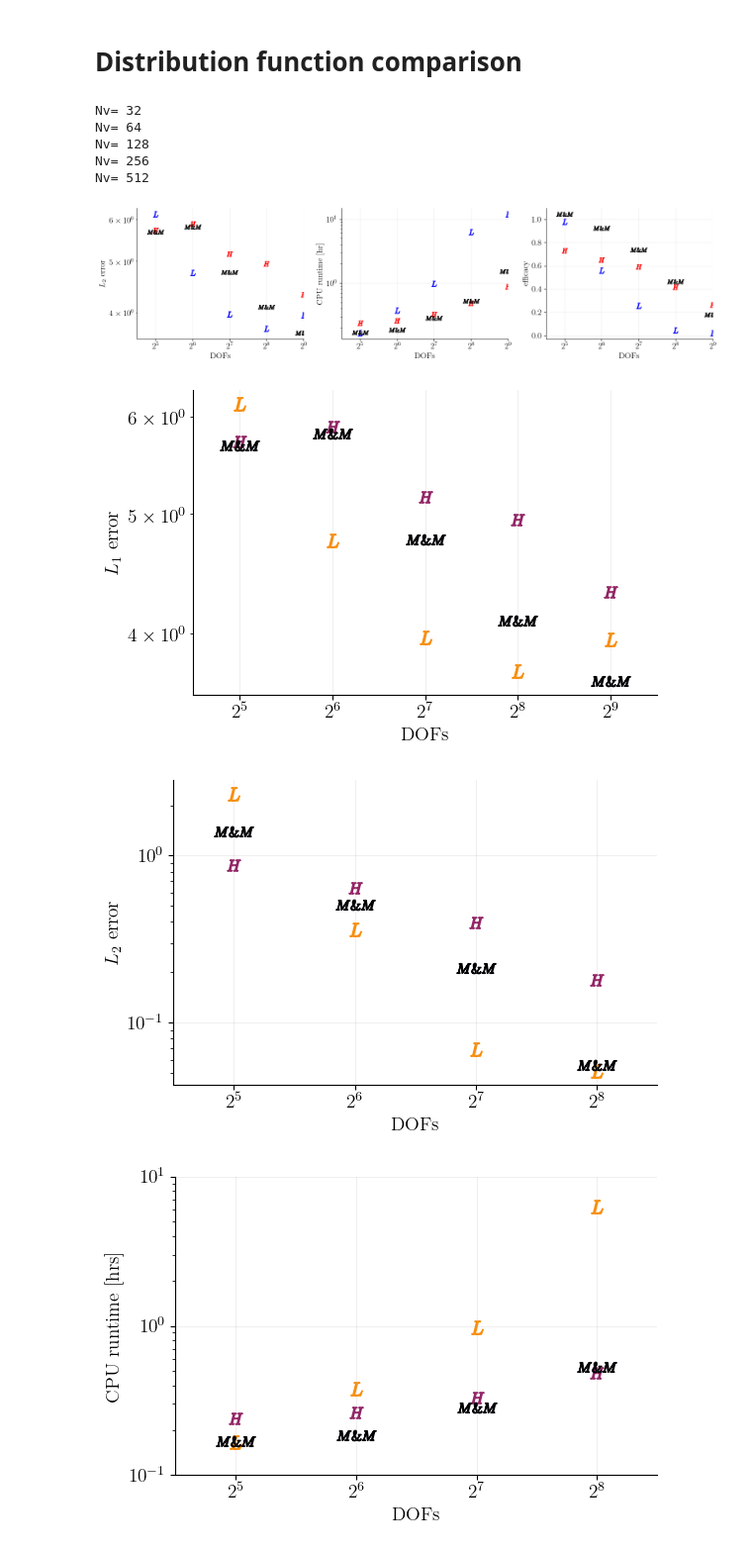
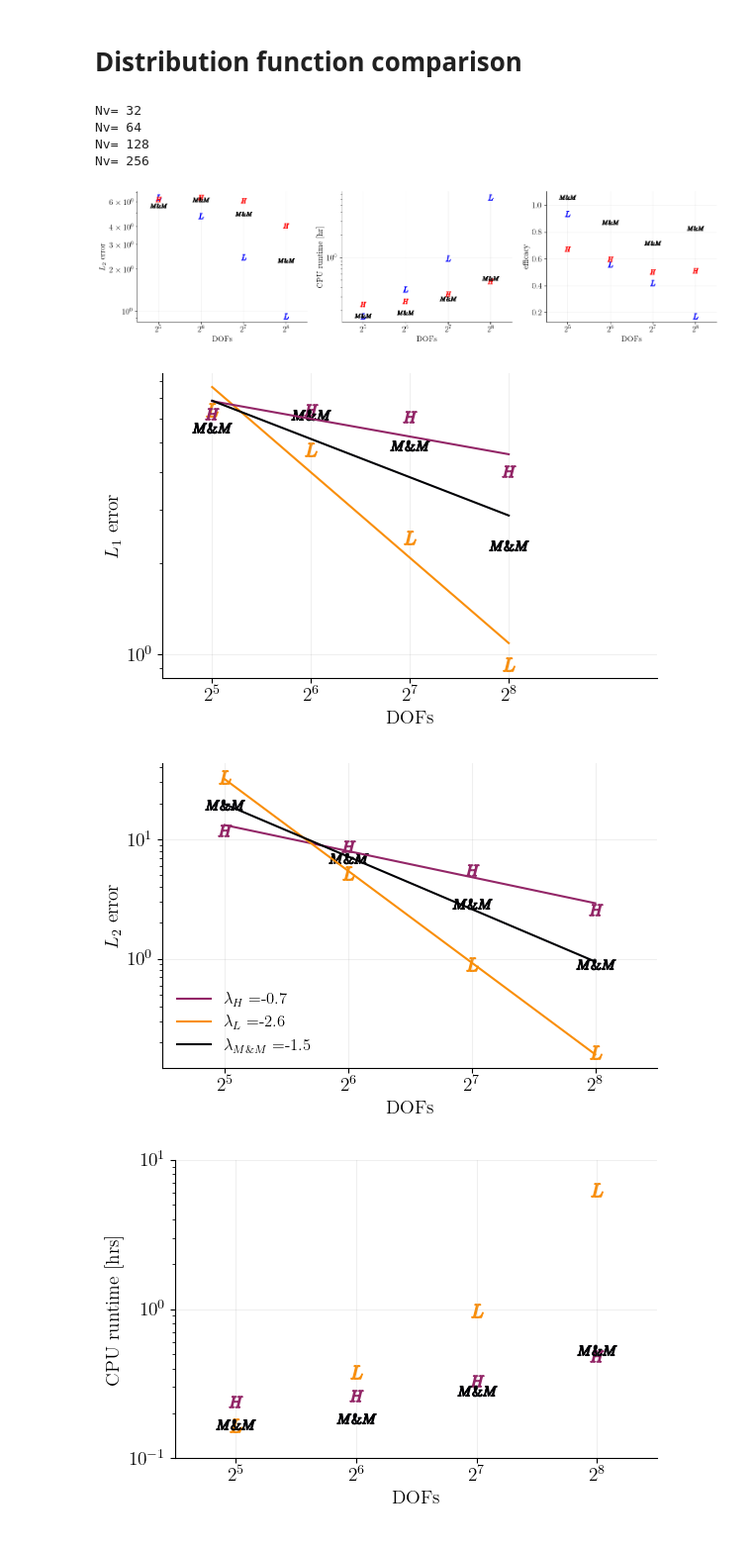
Before and after one commit to opaliss/mixed_methods, a Jupyter notebook: analysis/two_stream_instability_comparison_of_methods.ipynb, the cells around one changed output. Shown: that part at 99% size. Drawn from its saved outputs; the diff is of its cells as text; code cells hidden in the pictures.

```diff
--- a/analysis/two_stream_instability_comparison_of_methods.ipynb
+++ b/analysis/two_stream_instability_comparison_of_methods.ipynb
@@ -34,10 +37,10 @@ color3 = inferno_cmap(0.75)
 # %%
-Nv_vec = [32, 64, 128, 256, 512]
+Nv_vec = [32, 64, 128, 256]
 x = np.linspace(0, 2*np.pi, 101, endpoint=True)
 v = np.linspace(-4, 4, 15000, endpoint=True)
 # %%
-E_truth = np.load("/Users/oissan/PycharmProjects/mixed_methods/data/finite_difference/two_stream/E_Nv_15000_Nx_101__35.npy")
-f_truth = np.load("/Users/oissan/PycharmProjects/mixed_methods/data/finite_difference/two_stream/sol_u_Nv_15000_Nx_101__35.npy")[:, :, -1]
+E_truth = np.load("/Users/oissan/PycharmProjects/mixed_methods/data/legendre/two_stream/E_field_512_Nx_101_0_35.npy")
+f_truth = np.load("/Users/oissan/PycharmProjects/mixed_methods/data/legendre/two_stream/distribution_t_35_512_Nx_101_0_35.npy")[:-1, :]
 # %%
 fig, ax = plt.subplots(ncols=3, figsize=(15, 4), sharex=True)
 
@@ -67,7 +70,7 @@ for Nv in Nv_vec:
     ax[2].scatter(Nv, 1/(runtime_hermite[0]*error_hermite), marker=f"$H$", color="red", s=90)
     ax[2].scatter(Nv, 1/(runtime_mm[0]*error_mm), marker=f"$M\& M$", color="black", s=800)
 
-ax[0].set_xlim(2**4.5, 2**9.5)
+ax[0].set_xlim(2**4.5, 2**8.5)
 ax[0].set_yscale("log")
 ax[0].set_xticks(Nv_vec)
 ax[0].spines['right'].set_visible(False)
@@ -101,35 +104,46 @@ Nv= 32
 Nv= 64
 Nv= 128
 Nv= 256
-Nv= 512
-[figure, old version]
+[figure, new version]
+# %%
+error_legendre = np.zeros(len(Nv_vec))
+error_hermite = np.zeros(len(Nv_vec))
+error_mm = np.zeros(len(Nv_vec))
+# %%
+for ii, Nv in enumerate(Nv_vec):
+    f_legendre = np.load("../data/legendre/two_stream/distribution_t_35_" + str(Nv) + "_Nx_101_0_35.npy")[:-1, :]
+    f_hermite = np.load("../data/aw_hermite/two_stream/distribution_t_35_" + str(Nv) + "_Nx_101_0_35.npy")[:-1, :]
+    f_mm = np.load("../data/mixed_method_1_aw_hermite_legendre/two_stream/distribution_t_35_" + str(Nv//2) + "_NvL_" + str(Nv//2) +"_Nx_101_0_35.npy")[:-1, :]
+    # compute errors
+    error_legendre[ii] = np.linalg.norm(np.abs(f_legendre - f_truth), ord=1)
+    error_hermite[ii] = np.linalg.norm(np.abs(f_hermite - f_truth), ord=1)
+    error_mm[ii] = np.linalg.norm(np.abs(f_mm - f_truth), ord=1)
 # %%
 fig, ax = plt.subplots(figsize=(6, 4))
 
-for Nv in Nv_vec:
-    f_legendre = np.load("../data/legendre/two_stream/distribution_t_35_" + str(Nv) + "_Nx_101_0_35.npy")[:-1, :]
-    f_hermite = np.load("../data/aw_hermite/two_stream/distribution_t_35_" + str(Nv) + "_Nx_101_0_35.npy")[:-1, :]
-    f_mm = np.load("../data/mixed_method_1_aw_hermite_legendre/two_stream/distribution_t_35_" + str(Nv//2) + "_NvL_" + str(Nv//2) +"_Nx_101_0_35.npy")[:-1, :]
-    # compute errors
-    error_legendre = np.linalg.norm(np.abs(f_legendre - f_truth), ord=1)
-    error_hermite = np.linalg.norm(np.abs(f_hermite - f_truth), ord=1)
-    error_mm = np.linalg.norm(np.abs(f_mm - f_truth), ord=1)
+ax.scatter(Nv_vec, error_legendre, marker=f"$L$", color=color3, s=90)
+popt, pcov = scipy.optimize.curve_fit(my_function, np.log10(Nv_vec), np.log10(error_legendre), p0=[-1, 1])
+ax.plot(Nv_vec, 10**(my_function(np.log10(Nv_vec), popt[0], popt[1])), color=color3, label=r"$\lambda_{L} = $" + str(round(popt[0], 1)))
 
-    ax.scatter(Nv, error_legendre, marker=f"$L$", color=color3, s=90)
-    ax.scatter(Nv, error_hermite, marker=f"$H$", color=color2, s=90)
-    ax.scatter(Nv, error_mm, marker=f"$M\& M$", color=color1, s=800)
+ax.scatter(Nv_vec, error_hermite, marker=f"$H$", color=color2, s=90)
+popt, pcov = scipy.optimize.curve_fit(my_function, np.log10(Nv_vec), np.log10(error_hermite), p0=[-1, 1])
+ax.plot(Nv_vec, 10**(my_function(np.log10(Nv_vec), popt[0], popt[1])), color=color2 , label=r"$\lambda_{H} = $" + str(round(popt[0], 1)))
+
+ax.scatter(Nv_vec, error_mm, marker=f"$M\& M$", color=color1, s=800)
+popt, pcov = scipy.optimize.curve_fit(my_function, np.log10(Nv_vec), np.log10(error_mm), p0=[-1, 1])
+ax.plot(Nv_vec, 10**(my_function(np.log10(Nv_vec), popt[0], popt[1])), color=color1,  label=r"$\lambda_{M \& M} = $" + str(round(popt[0], 1)))
 
 ax.set_xlim(2**4.5, 2**9.5)
 ax.set_yscale("log")
 #ax.set_yticks([10, 1])
 ax.set_xscale('log', base=2)
 ax.set_xticks(Nv_vec)
 ax.spines['right'].set_visible(False)
 ax.spines['top'].set_visible(False)
 ax.grid(alpha=0.2)
 ax.set_xlabel("DOFs")
 ax.set_ylabel("$L_{1}$ error")
 plt.tight_layout()
 plt.savefig("../figures/comparison/error_two_stream.png", dpi=600)
 # %% [output]
-[figure, old version]
+[figure, new version]
@@ -136,21 +163,21 @@ plt.savefig("../figures/comparison/error_two_stream.png", dpi=600)
 # %%
 fig, ax = plt.subplots(figsize=(6, 4))
 
-for Nv in Nv_vec:
-    E_legendre = np.load("../data/legendre/two_stream/E_field_" + str(Nv) + "_Nx_101_0_35.npy")[:-1, ::200]
-    E_hermite = np.load("../data/aw_hermite/two_stream/E_field_" + str(Nv) + "_Nx_101_0_35.npy")[:-1, ::200]
-    E_mm = np.load("../data/mixed_method_1_aw_hermite_legendre/two_stream/E_field_"  + str(Nv//2) + "_NvL_" + str(Nv//2) +"_Nx_101_0_35.npy")[:-1, ::200]
-    # compute errors
-    error_legendre = np.linalg.norm(np.abs(E_legendre - E_truth[:, :]), ord=2)
-    error_hermite = np.linalg.norm(np.abs(E_hermite - E_truth[:, :]), ord=2)
-    error_mm = np.linalg.norm(np.abs(E_mm - E_truth[:, :]), ord=2)
 
-    ax.scatter(Nv, error_legendre, marker=f"$L$", color=color3, s=90)
-    ax.scatter(Nv, error_hermite, marker=f"$H$", color=color2, s=90)
-    ax.scatter(Nv, error_mm, marker=f"$M\& M$", color=color1, s=800)
+ax.scatter(Nv_vec, error_hermite, marker=f"$H$", color=color2, s=90)
+popt, pcov = scipy.optimize.curve_fit(my_function, np.log10(Nv_vec), np.log10(error_hermite), p0=[-1, 1])
+ax.plot(Nv_vec, 10**(my_function(np.log10(Nv_vec), popt[0], popt[1])), color=color2 , label=r"$\lambda_{H} = $" + str(round(popt[0], 1)))
+
+ax.scatter(Nv_vec, error_legendre, marker=f"$L$", color=color3, s=90)
+popt, pcov = scipy.optimize.curve_fit(my_function, np.log10(Nv_vec), np.log10(error_legendre), p0=[-1, 1])
+ax.plot(Nv_vec, 10**(my_function(np.log10(Nv_vec), popt[0], popt[1])), color=color3, label=r"$\lambda_{L} = $" + str(round(popt[0], 1)))
+
+ax.scatter(Nv_vec, error_mm, marker=f"$M\& M$", color=color1, s=800)
+popt, pcov = scipy.optimize.curve_fit(my_function, np.log10(Nv_vec), np.log10(error_mm), p0=[-1, 1])
+ax.plot(Nv_vec, 10**(my_function(np.log10(Nv_vec), popt[0], popt[1])), color=color1,  label=r"$\lambda_{M \& M} = $" + str(round(popt[0], 1)))
 
 ax.set_xlim(2**4.5, 2**8.5)
-ax.set_yscale("log")
+ax.set_yscale("log", base=10)
 ax.set_xscale('log', base=2)
 ax.set_xticks(Nv_vec)
 ax.spines['right'].set_visible(False)
@@ -158,7 +185,9 @@ ax.spines['top'].set_visible(False)
 ax.grid(alpha=0.2)
 ax.set_xlabel("DOFs")
 ax.set_ylabel("$L_{2}$ error")
+legend = ax.legend(ncols=1, fancybox=False, shadow=False, fontsize=12, loc='lower left')
+legend.get_frame().set_alpha(0)
 plt.tight_layout()
 plt.savefig("../figures/comparison/error_two_stream.png", dpi=600)
 # %% [output]
-[figure, old version]
+[figure, new version]
```
Also changed, not shown: parts of 7 cells of this notebook, 8 other files.
